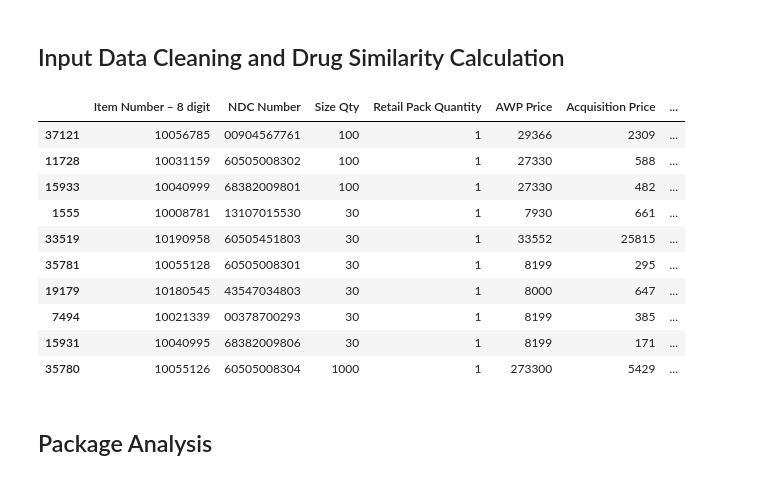
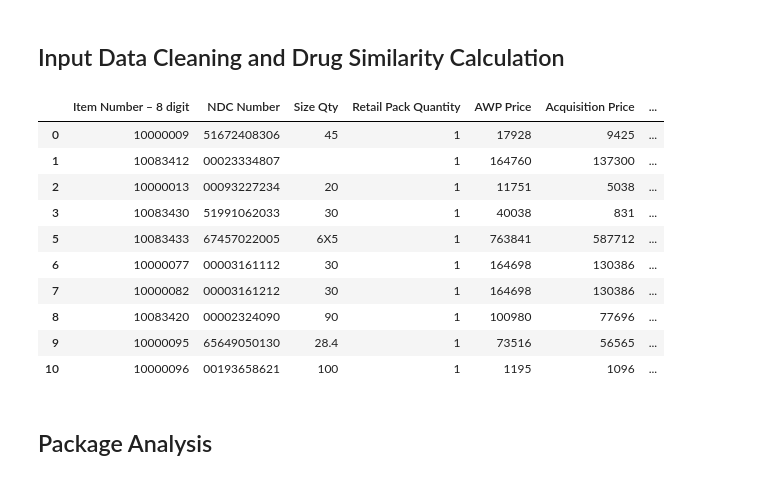
Before and after one commit to BU-EC463/Package-Analysis, a Jupyter notebook: InitialAnalysis.ipynb, the cells around one changed output. Drawn from its saved outputs; the diff is of its cells as text; code cells hidden in the pictures.

```diff
--- a/InitialAnalysis.ipynb
+++ b/InitialAnalysis.ipynb
@@ -59,6 +59,7 @@ def CleanData(file_path):
     data_cleaned['Name'], data_cleaned['Size'] = zip(*data_cleaned['Description'].apply(split_description_on_number))
     data_cleaned.drop(columns=['Description'], inplace=True)
 
+    data_cleaned
     return data_cleaned
 # %%
 def ExactDrugAlgoFunction(drug_code, data):
@@ -128,20 +129,21 @@ def ExactDrugAlgoFunction(drug_code, data):
     return similarity_items, matching_row
 # %%
 inputData = CleanData('Daily Snapshot.csv')
-data, input = ExactDrugAlgoFunction(10055750, inputData)
+data, input = ExactDrugAlgoFunction(10228908, inputData)
 
-data.head(10)
+inputData.head(10)
+# data.head(10)
 # %% [output]
 |  | Item Number – 8 digit | NDC Number | Size Qty | Retail Pack Quantity | AWP Price | Acquisition Price | ... |
-| 37121 | 10056785 | 00904567761 | 100 | 1 | 29366 | 2309 | ... |
-| 11728 | 10031159 | 60505008302 | 100 | 1 | 27330 | 588 | ... |
-| 15933 | 10040999 | 68382009801 | 100 | 1 | 27330 | 482 | ... |
-| 1555 | 10008781 | 13107015530 | 30 | 1 | 7930 | 661 | ... |
-| 33519 | 10190958 | 60505451803 | 30 | 1 | 33552 | 25815 | ... |
-| 35781 | 10055128 | 60505008301 | 30 | 1 | 8199 | 295 | ... |
-| 19179 | 10180545 | 43547034803 | 30 | 1 | 8000 | 647 | ... |
-| 7494 | 10021339 | 00378700293 | 30 | 1 | 8199 | 385 | ... |
-| 15931 | 10040995 | 68382009806 | 30 | 1 | 8199 | 171 | ... |
-| 35780 | 10055126 | 60505008304 | 1000 | 1 | 273300 | 5429 | ... |
+| 0 | 10000009 | 51672408306 | 45 | 1 | 17928 | 9425 | ... |
+| 1 | 10083412 | 00023334807 |  | 1 | 164760 | 137300 | ... |
+| 2 | 10000013 | 00093227234 | 20 | 1 | 11751 | 5038 | ... |
+| 3 | 10083430 | 51991062033 | 30 | 1 | 40038 | 831 | ... |
+| 5 | 10083433 | 67457022005 | 6X5 | 1 | 763841 | 587712 | ... |
+| 6 | 10000077 | 00003161112 | 30 | 1 | 164698 | 130386 | ... |
+| 7 | 10000082 | 00003161212 | 30 | 1 | 164698 | 130386 | ... |
+| 8 | 10083420 | 00002324090 | 90 | 1 | 100980 | 77696 | ... |
+| 9 | 10000095 | 65649050130 | 28.4 | 1 | 73516 | 56565 | ... |
+| 10 | 10000096 | 00193658621 | 100 | 1 | 1195 | 1096 | ... |
 # %% [markdown]
 ## Package Analysis
```
Also changed, not shown: parts of 1 cell of this notebook, 1 other file.
